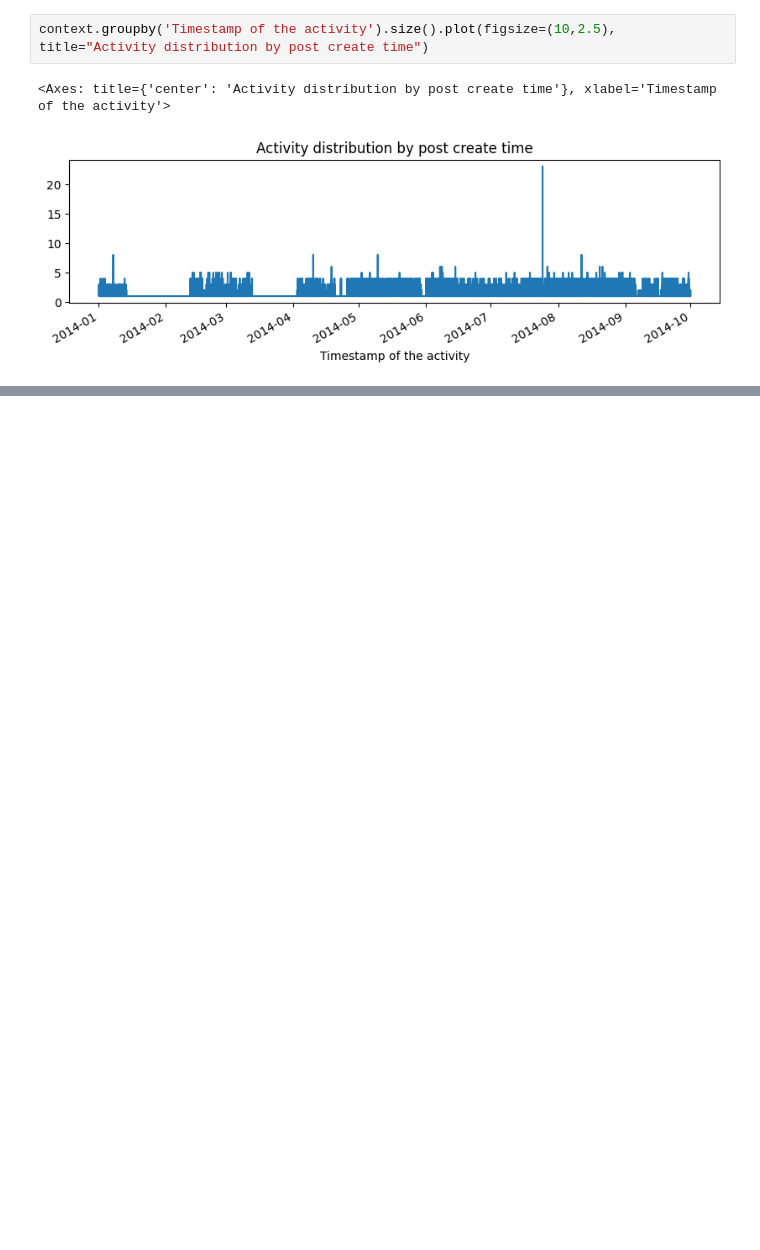
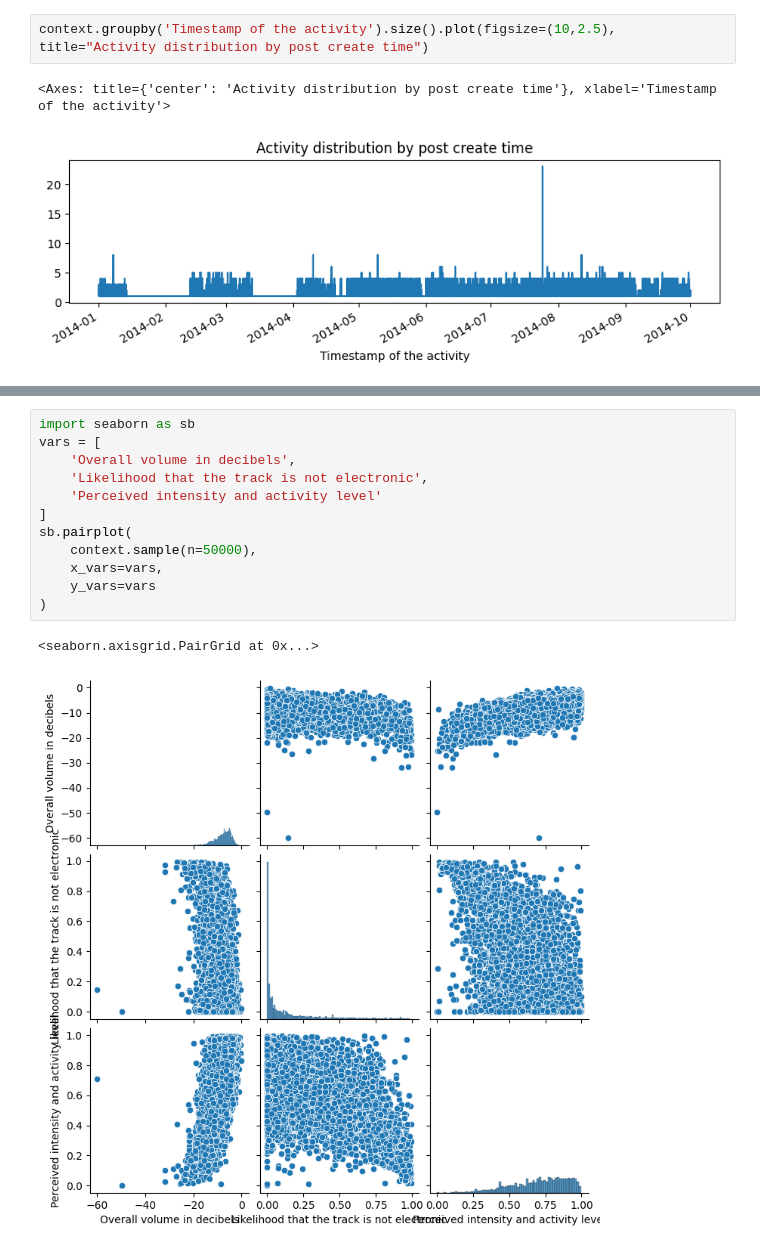
Before and after one commit to RobertDeLaCruzNEU/CS7180-Final, a Jupyter notebook: notebooks/eda/explore-dataset.ipynb, the cells around one changed output, grey strips where cells are left out. Drawn from its saved outputs; the diff is of its cells as text; blank space fills up the shorter version.

```diff
--- a/notebooks/eda/explore-dataset.ipynb
+++ b/notebooks/eda/explore-dataset.ipynb
@@ -244,0 +76,15 @@ context.groupby('Timestamp of the activity').size().plot(figsize=(10,2.5), title
+# %%
+import seaborn as sb
+vars = [
+    'Overall volume in decibels',
+    'Likelihood that the track is not electronic',
+    'Perceived intensity and activity level'
+]
+sb.pairplot(
+    context.sample(n=50000),
+    x_vars=vars,
+    y_vars=vars
+)
+# %% [output]
+<seaborn.axisgrid.PairGrid at 0x...>
+[figure, added]
```
Also changed, not shown: parts of 8 cells of this notebook, 2 other files.
